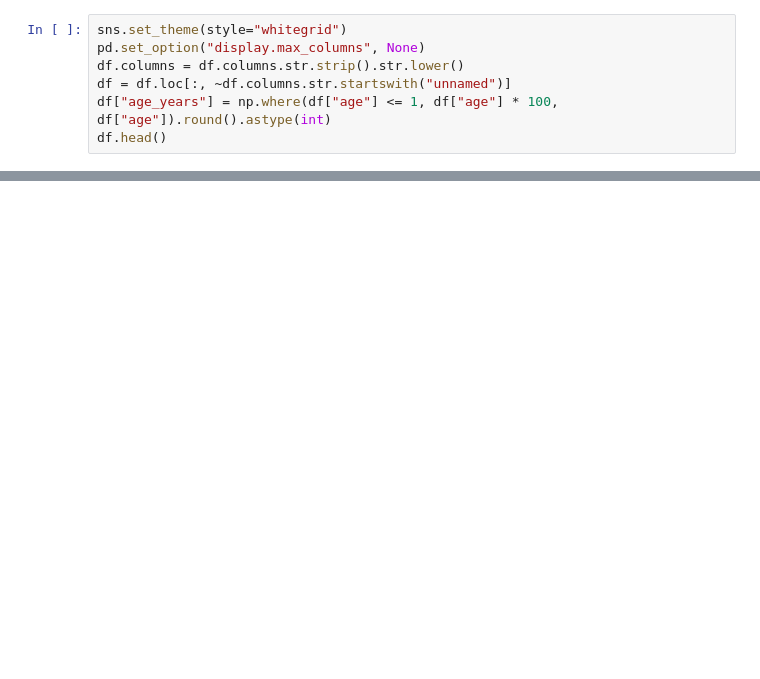
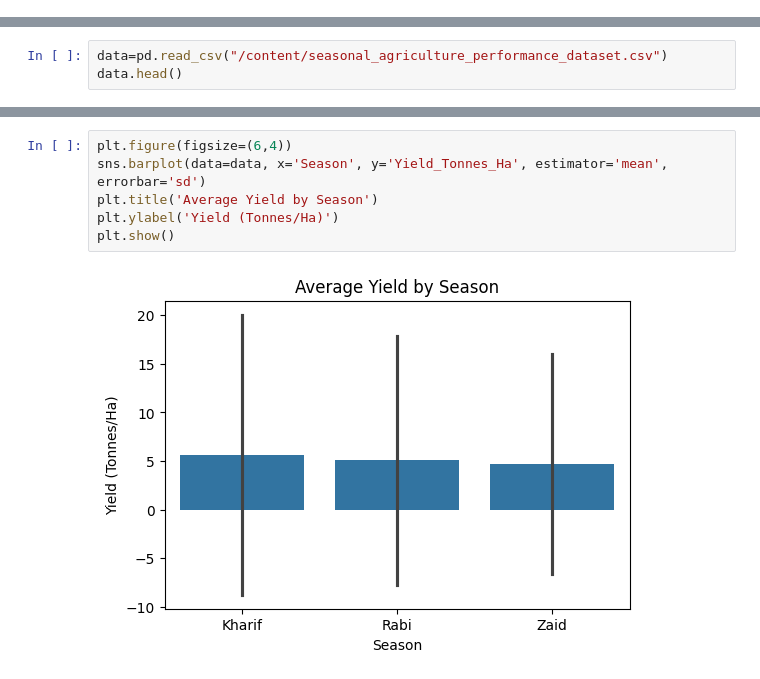
Before and after one commit to MAYANK181105/Project1, a Jupyter notebook: Mayank.ipynb, the cells around one changed output, grey strips where cells are left out. Saved outputs shown, nothing was run; the diff lists cells and outputs as text; blank space fills up the shorter version.

```diff
--- a/Mayank.ipynb
+++ b/Mayank.ipynb
@@ -18,7 +2,0 @@ df.head()
-# %%
-sns.set_theme(style="whitegrid")
-pd.set_option("display.max_columns", None)
-df.columns = df.columns.str.strip().str.lower()
-df = df.loc[:, ~df.columns.str.startswith("unnamed")]
-df["age_years"] = np.where(df["age"] <= 1, df["age"] * 100, df["age"]).round().astype(int)
-df.head()
@@ -533,0 +76,3 @@ risk_score
+# %%
+data=pd.read_csv("/content/seasonal_agriculture_performance_dataset.csv")
+data.head()
@@ -533,0 +99,8 @@ risk_score
+# %%
+plt.figure(figsize=(6,4))
+sns.barplot(data=data, x='Season', y='Yield_Tonnes_Ha', estimator='mean', errorbar='sd')
+plt.title('Average Yield by Season')
+plt.ylabel('Yield (Tonnes/Ha)')
+plt.show()
+# %% [output]
+[figure, added]
```
Also changed, not shown: parts of 82 cells of this notebook.
